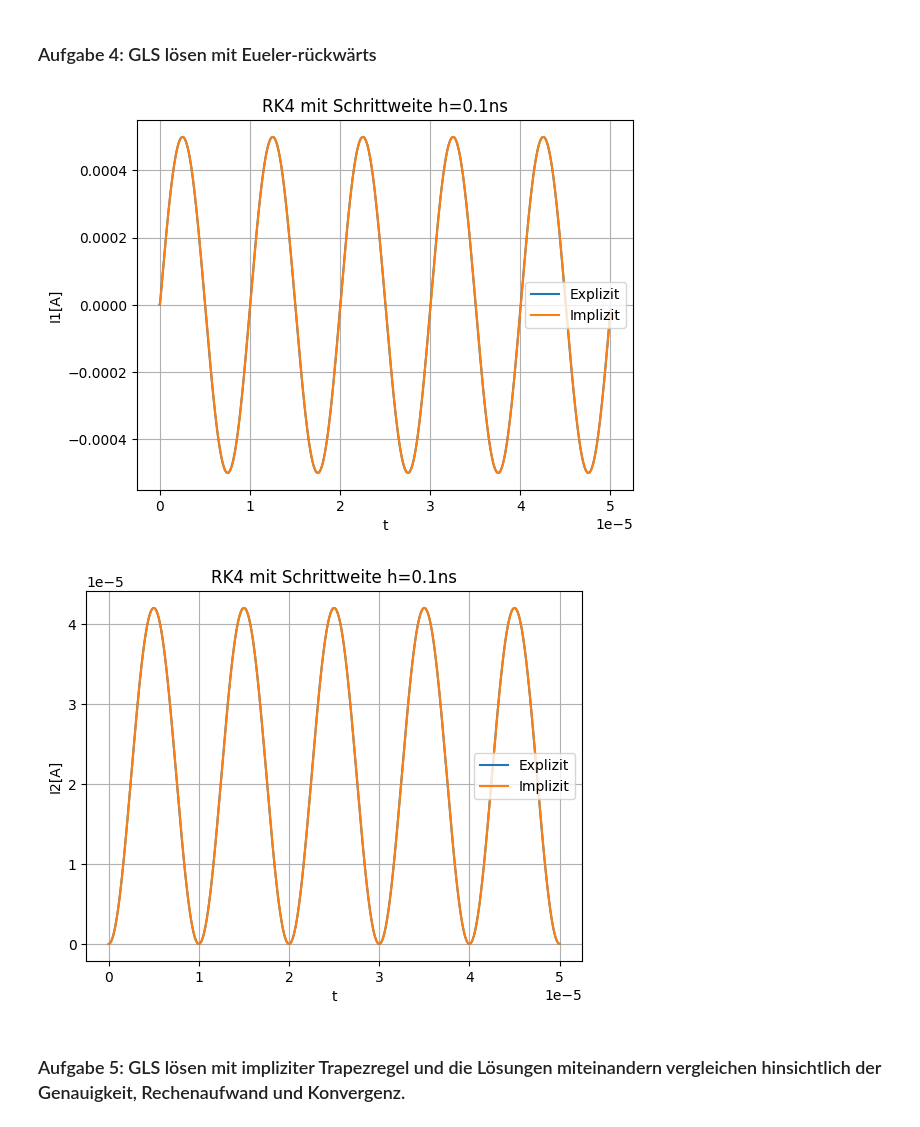
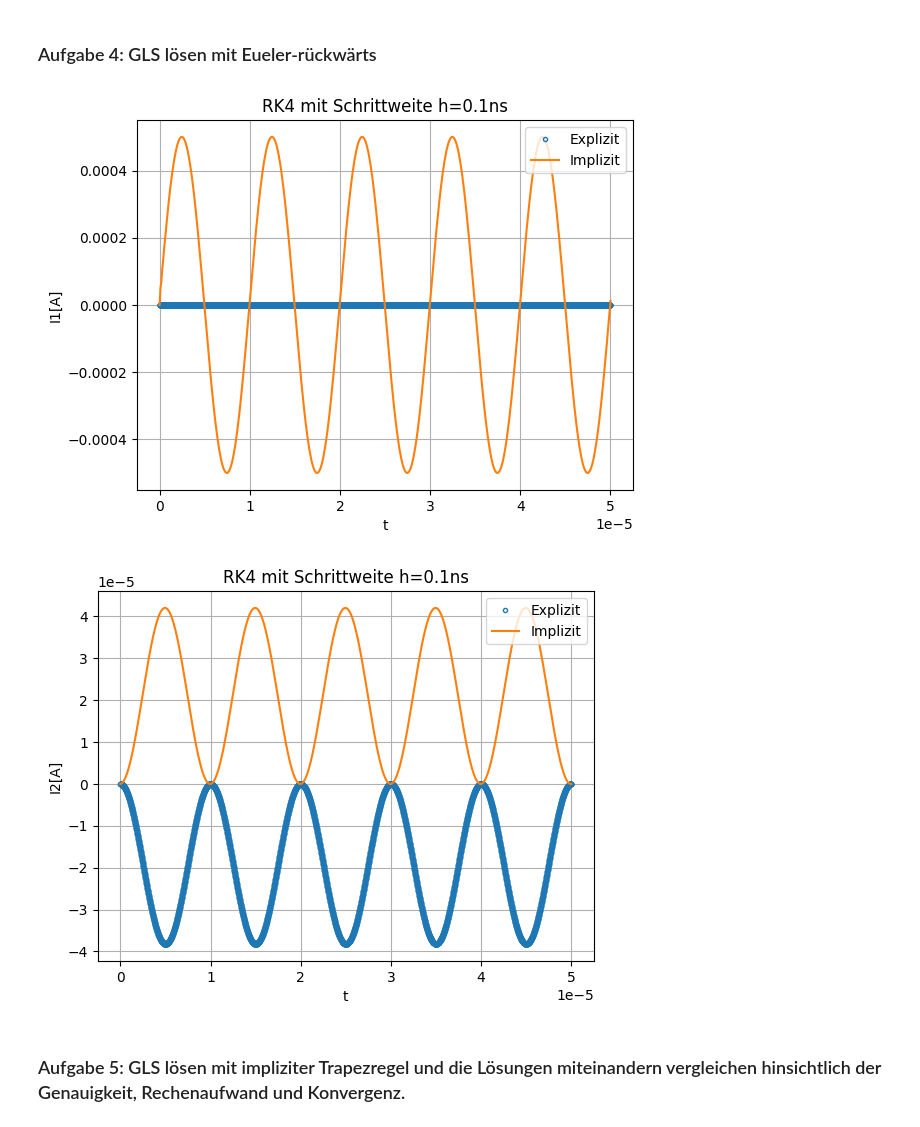
Before and after one commit to hollejon/Numerik, a Jupyter notebook: projekt/transformator.ipynb, the cells around one changed output. Saved outputs shown, nothing was run; the diff lists cells and outputs as text; code cells hidden in the pictures.

```diff
--- a/projekt/transformator.ipynb
+++ b/projekt/transformator.ipynb
@@ -51,6 +66,18 @@ def eulerforward_2Systeme(t0, x0, h, tend, f):
 
     return t, x
 
+"""
+def model2(t, x):
+    t = t
+    x0 = x[0] # I1
+    x1 = x[1] # I2
+
+    U0 = 4*np.sin(2*np.pi*f*t)
+    return np.array([(R2*x0*Lps*Ls - R1*x1*(1/Lp)-U0) / (1 - (Lsp*Lps*Ls)),
+                      ((R1*x1)-U0)/((Lp/Lsp)-Lps)])
+
+"""
+
 def model2(t, x):
     t = t
     x0 = x[0] # I1
@@ -61,20 +88,15 @@ def model2(t, x):
                       ((R1*x1)-U0)/((Lp/Lsp)-Lps)])
 
 
-
-def analytisch(t):
-    return - ((Lps*Lsp*U0 / Ls*Ls) - (R2 * I2*Lps / Ls) - U0/Ls) / R1
-
 x0 = (0.0, 0.0)
 tend = 0.00005
-h =    0.00000001
+h =    0.0000001
 
 t2, I_x2 = eulerforward_2Systeme(0, x0,h,tend, model2)
 
 # =================== Plot erstellen ===================
 plt.figure(1)
 plt.plot(t2, I_x2[:,0],  '.-', label='I1')
-#plt.plot(t2, analytisch(t2),  '.-', label='I1')
 plt.ylabel('I1[A]')
 plt.xlabel('t')
 plt.title('RK4 mit Schrittweite h=0.1ns')
@@ -144,45 +166,45 @@ def model1(t, x):
     x1 = x[0] # I1
     x0 = x[1] # I2
 
-    U0 = -4*np.sin(2*np.pi*f*t)
-    return np.array([(R2*x0*Lps/Ls - R1*x1*(1/Lp)-U0/Ls) / (1 - (Lsp*Lps/Ls)),
+    U0 = 4*np.sin(2*np.pi*f*t)
+    return np.array([(R2*x0*Lps*Ls - R1*x1*(1/Lp)-U0) / (1 - (Lsp*Lps*Ls)),
                       ((R1*x1)-U0)/((Lp/Lsp)-Lps)])
 
 def model1_df(x,y):
     return np.array([[-(R1*1/Lp)/(1-Lps*Lsp*1/Ls),-(R2*1/Ls*Lps)/(1-Lps*Lsp*1/Ls)],
                      [(R1/(Lp/Lsp)-Lps),0]])
 
 
 
 # Anfangswerte, Endzeitpunkt und Schrittweite einstellen
 x0 = (0.0, 0.0)
-#tend = 0.001
-h =    0.00000002
+tend = 0.00005
+h =    0.00000001
 
 x_imp, t_imp = runga_kutta_RK4_2Systeme_implizit(x0, h, tend, model1, model1_df, 1e-3)
 
 # =================== Plot erstellen ===================
 plt.figure(3)
-plt.plot(t_imp, x_imp[:,0],  '-', label='Explizit', markerfacecolor='none')
+plt.plot(t_imp, x_imp[:,0],  '.', label='Explizit', markerfacecolor='none')
 plt.plot(t2, I_x2[:,1],  '-', label='Implizit')
 plt.ylabel('I1[A]')
 plt.xlabel('t')
 plt.title('RK4 mit Schrittweite h=0.1ns')
 plt.legend()
 plt.grid(True)
 
 plt.figure(4)
-plt.plot(t_imp, x_imp[:,1],  '-', label='Explizit', markerfacecolor='none')
+plt.plot(t_imp, x_imp[:,1],  '.', label='Explizit', markerfacecolor='none')
 plt.plot(t2, I_x2[:,0],  '-', label='Implizit')
 plt.ylabel('I2[A]')
 plt.xlabel('t')
 plt.title('RK4 mit Schrittweite h=0.1ns')
 plt.legend()
 plt.grid(True)
 plt.show()
 # %% [output]
-[figure, old version]
+[figure, new version]
-[figure, old version]
+[figure, new version]
 # %% [markdown]
 ### Aufgabe 5: GLS lösen mit impliziter Trapezregel und die Lösungen miteinandern vergleichen hinsichtlich der Genauigkeit, Rechenaufwand und Konvergenz.
 # %%
```
Also changed, not shown: parts of 5 cells of this notebook.
